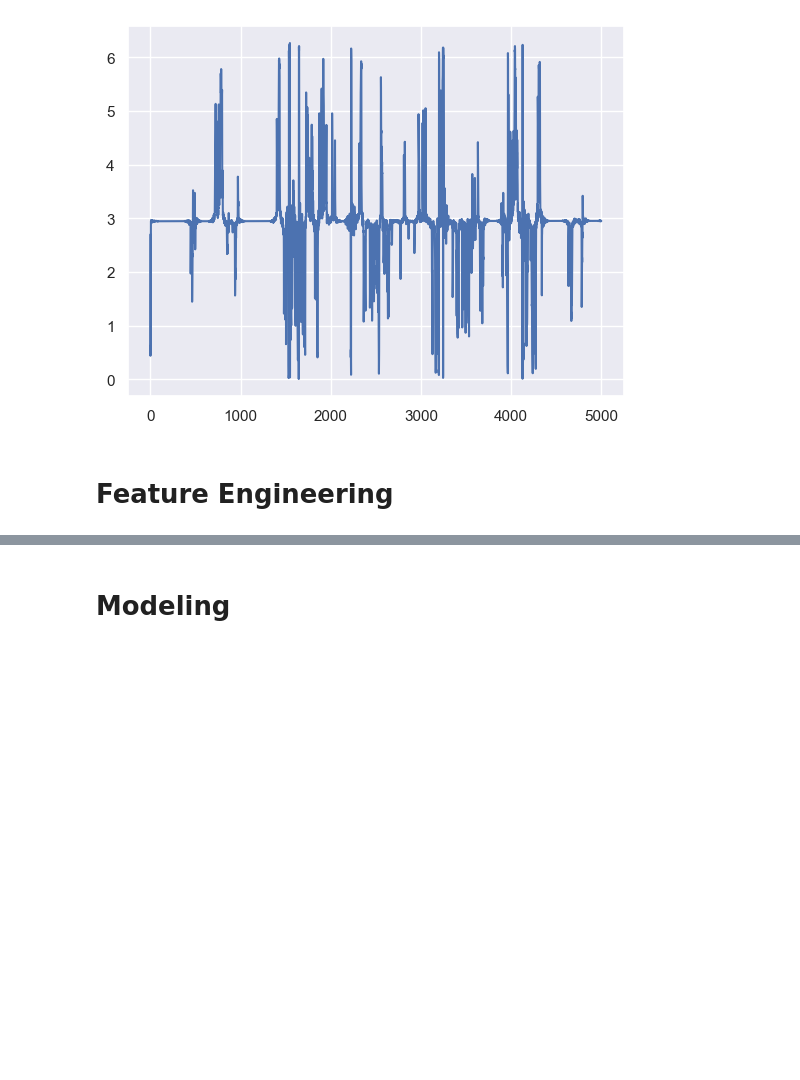
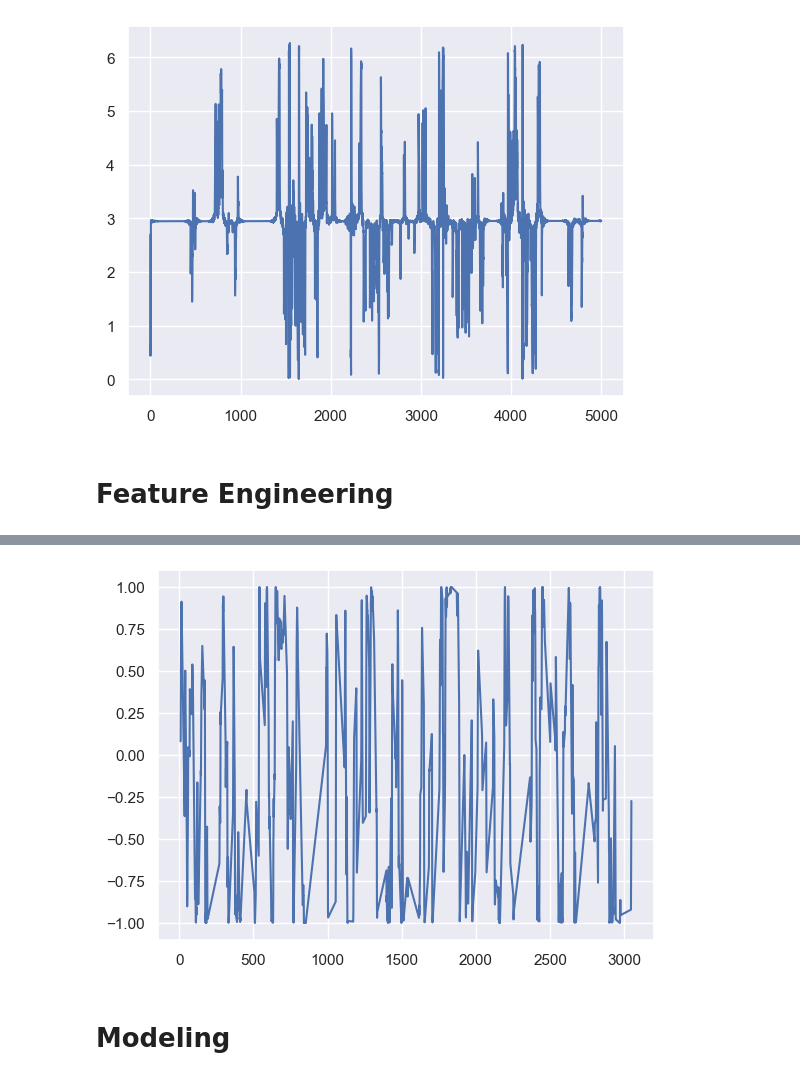
Before and after one commit to Zoroa1885/Head_direction_forcasting, a Jupyter notebook: analysis.ipynb, the cells around one changed output, grey strips where cells are left out. Cells and saved outputs as stored; diff of their text form; code cells hidden in the pictures; blank space fills up the shorter version.

```diff
--- a/analysis.ipynb
+++ b/analysis.ipynb
@@ -322,0 +395,5 @@ plt.show()
+# %%
+plt.plot(y_val_cos)
+plt.show()
+# %% [output]
+[figure, added]
```
Also changed, not shown: parts of 31 cells of this notebook, 3 other files.
